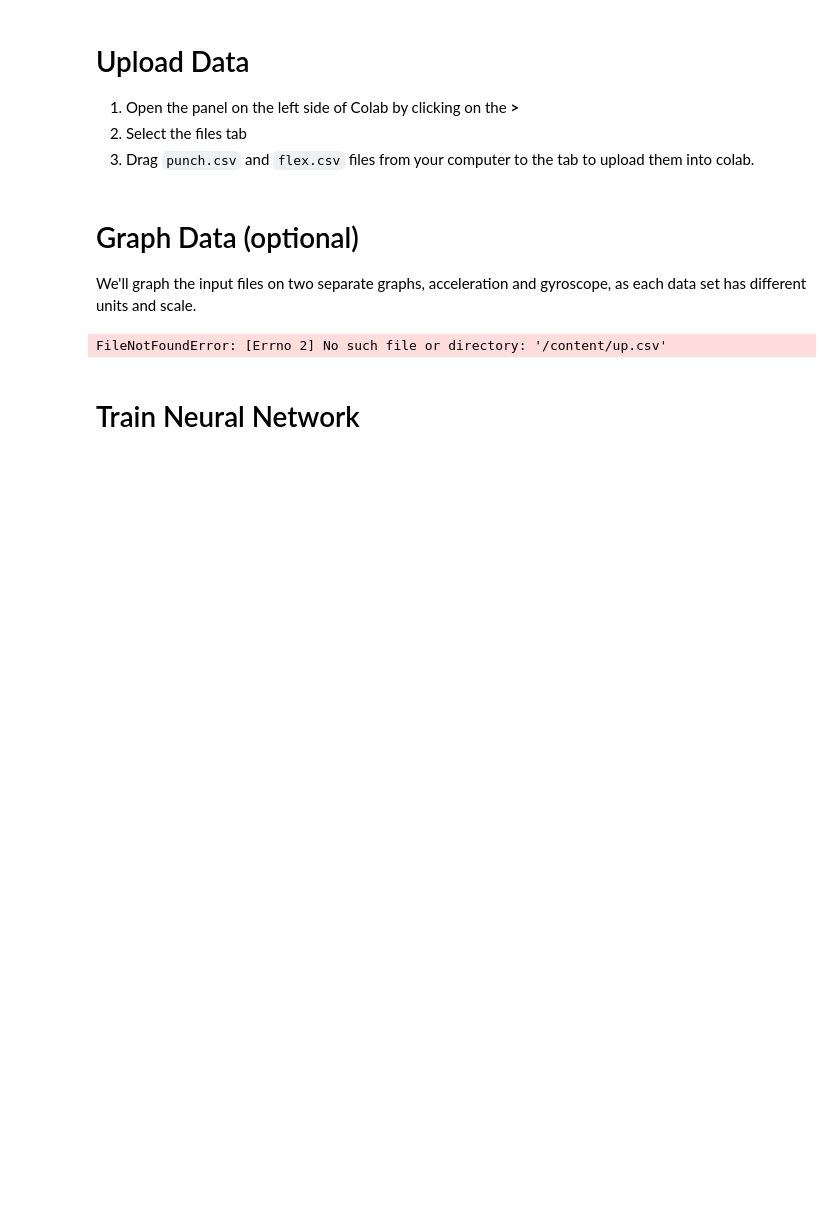
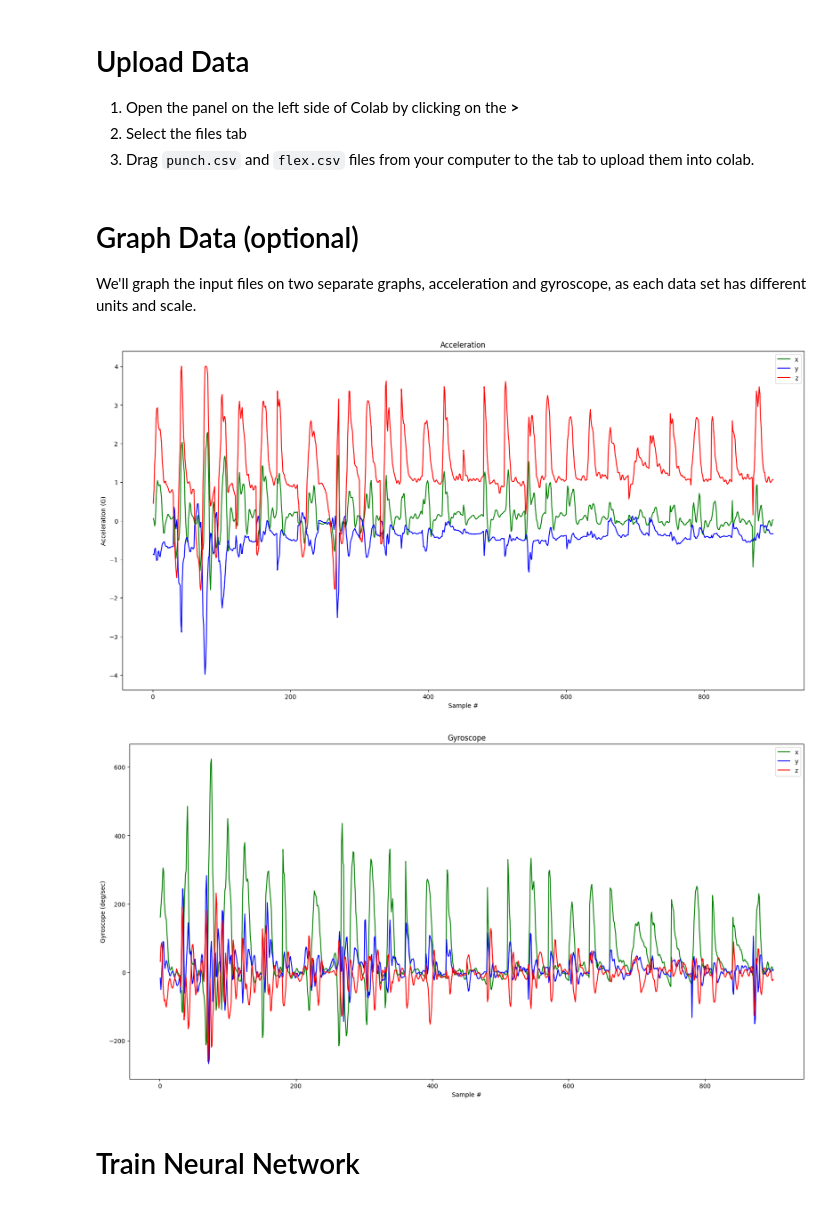
Before and after one commit to JinPingOu/remote_robot_control_by_gesture, a Jupyter notebook: Gesture_Training/arduino_tinyml_workshop.ipynb, the cells around one changed output. Drawn from its saved outputs; the diff is of its cells as text; code cells hidden in the pictures; blank space fills up the shorter version.

```diff
--- a/Gesture_Training/arduino_tinyml_workshop.ipynb
+++ b/Gesture_Training/arduino_tinyml_workshop.ipynb
@@ -34,35 +55,36 @@ We'll graph the input files on two separate graphs, acceleration and gyroscope,
 # %%
 import matplotlib.pyplot as plt
 import numpy as np
 import pandas as pd
 
-filename = "up.csv"
+filename = "down.csv"
 
 df = pd.read_csv("/content/" + filename)
 
 index = range(1, len(df['aX']) + 1)
 
 plt.rcParams["figure.figsize"] = (20,10)
 
 plt.plot(index, df['aX'], 'g.', label='x', linestyle='solid', marker=',')
 plt.plot(index, df['aY'], 'b.', label='y', linestyle='solid', marker=',')
 plt.plot(index, df['aZ'], 'r.', label='z', linestyle='solid', marker=',')
 plt.title("Acceleration")
 plt.xlabel("Sample #")
 plt.ylabel("Acceleration (G)")
 plt.legend()
 plt.show()
 
 plt.plot(index, df['gX'], 'g.', label='x', linestyle='solid', marker=',')
 plt.plot(index, df['gY'], 'b.', label='y', linestyle='solid', marker=',')
 plt.plot(index, df['gZ'], 'r.', label='z', linestyle='solid', marker=',')
 plt.title("Gyroscope")
 plt.xlabel("Sample #")
 plt.ylabel("Gyroscope (deg/sec)")
 plt.legend()
 plt.show()
 # %% [output]
-FileNotFoundError: [Errno 2] No such file or directory: '/content/up.csv'
+[figure, added]
+[figure, added]
 # %% [markdown]
 # Train Neural Network
 # %% [markdown]
```
Also changed, not shown: parts of 13 cells of this notebook.
